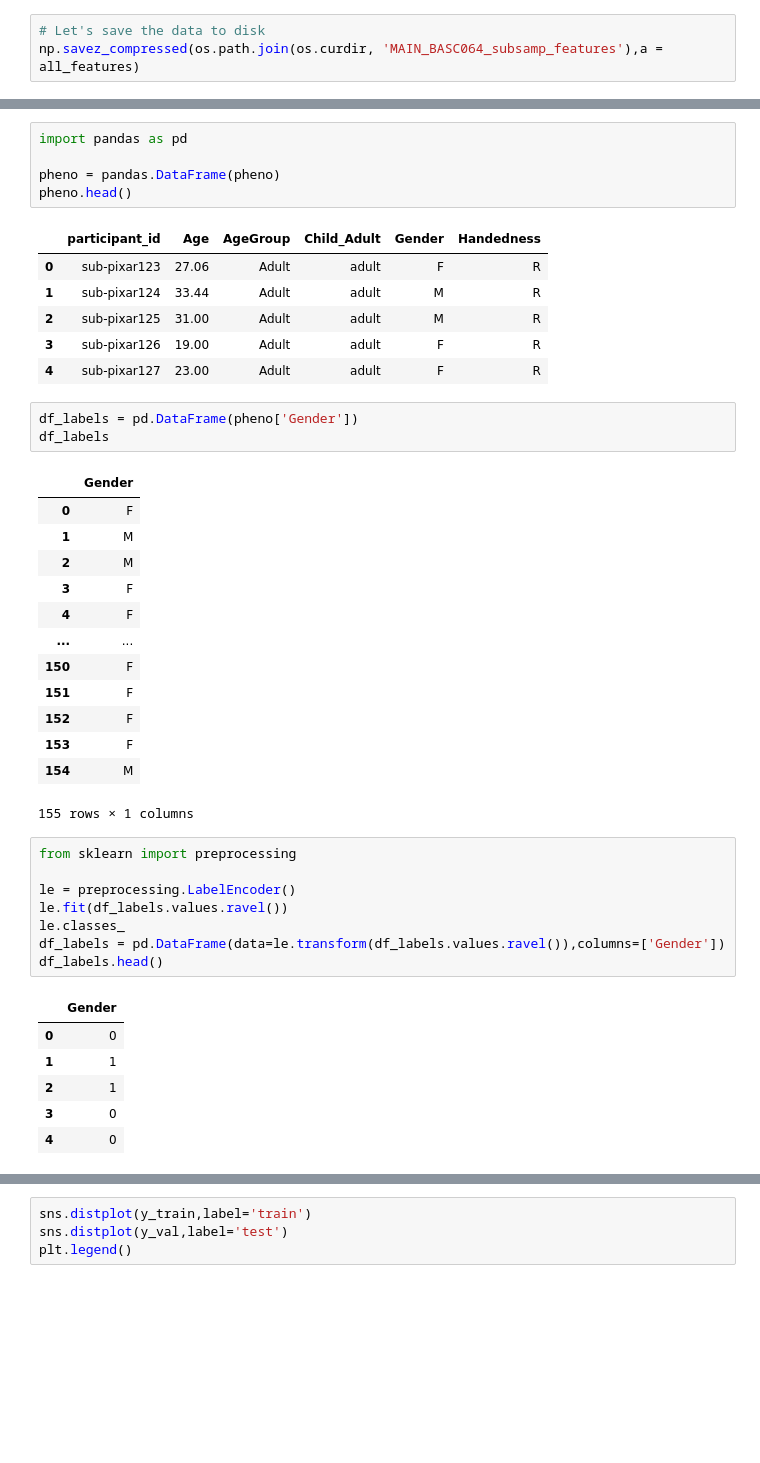
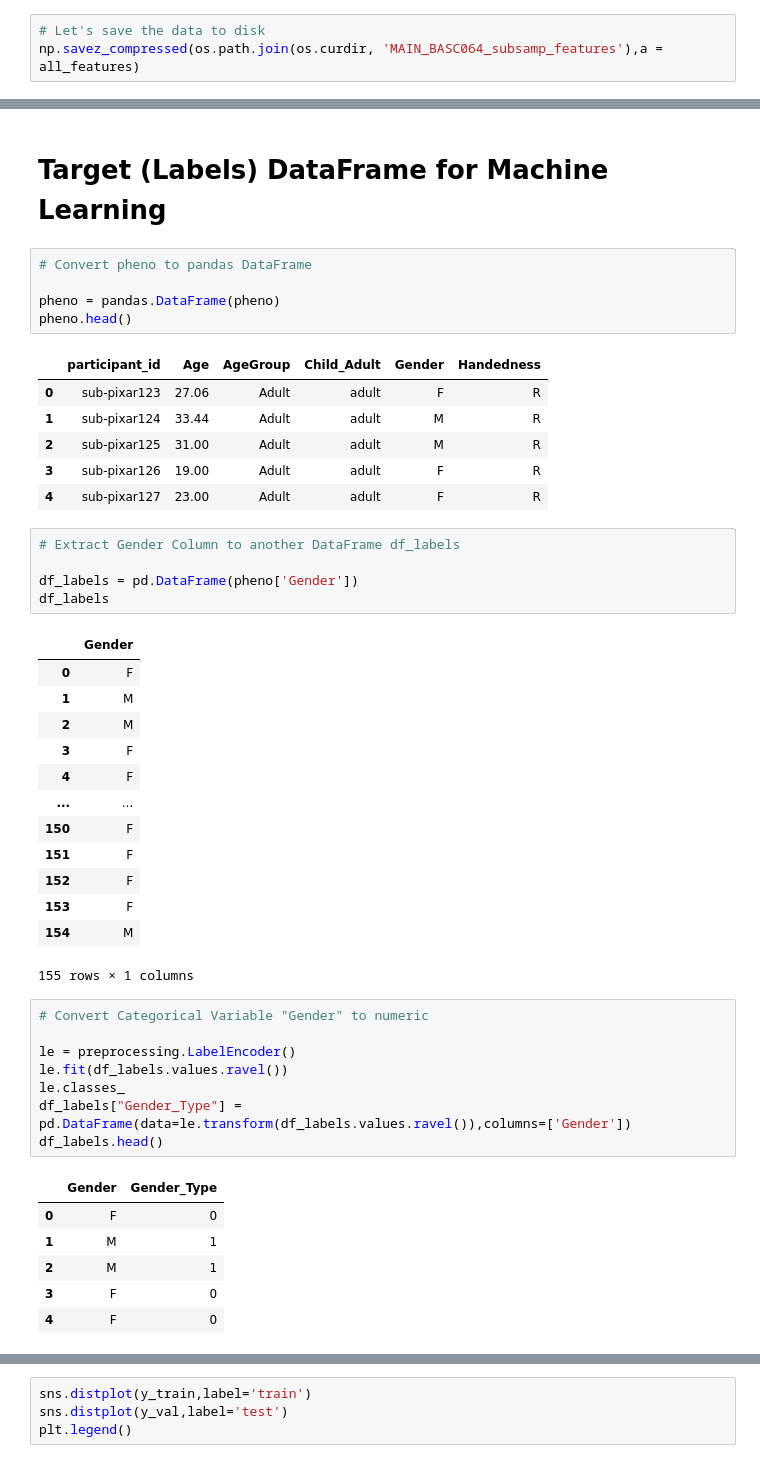
Before and after one commit to brainhack-school2020/tjays7_fmri, a Jupyter notebook: gender_fmri.ipynb, the cells around one changed output, grey strips where cells are left out. Saved outputs shown, nothing was run; the diff lists cells and outputs as text; blank space fills up the shorter version.

```diff
--- a/gender_fmri.ipynb
+++ b/gender_fmri.ipynb
@@ -170,8 +225,10 @@ plt.ylabel('subject')
 # %% [output]
 Text(0,0.5,'subject')
 [figure]
+# %% [markdown]
+# Target (Labels) DataFrame for Machine Learning
 # %%
-import pandas as pd
+# Convert pheno to pandas DataFrame
 
 pheno = pandas.DataFrame(pheno)
 pheno.head()
@@ -183,6 +240,8 @@ pheno.head()
 | 3 | sub-pixar126 | 19.00 | Adult | adult | F | R |
 | 4 | sub-pixar127 | 23.00 | Adult | adult | F | R |
 # %%
+# Extract Gender Column to another DataFrame df_labels
+
 df_labels = pd.DataFrame(pheno['Gender'])
 df_labels
 # %% [output]
@@ -200,17 +259,17 @@ df_labels
 | 154 | M |
 155 rows × 1 columns
 # %%
-from sklearn import preprocessing
+# Convert Categorical Variable "Gender" to numeric
 
 le = preprocessing.LabelEncoder()
 le.fit(df_labels.values.ravel())
 le.classes_
-df_labels = pd.DataFrame(data=le.transform(df_labels.values.ravel()),columns=['Gender'])
+df_labels["Gender_Type"] = pd.DataFrame(data=le.transform(df_labels.values.ravel()),columns=['Gender'])
 df_labels.head()
 # %% [output]
-|  | Gender |
-| 0 | 0 |
-| 1 | 1 |
-| 2 | 1 |
-| 3 | 0 |
-| 4 | 0 |
+|  | Gender | Gender_Type |
+| 0 | F | 0 |
+| 1 | M | 1 |
+| 2 | M | 1 |
+| 3 | F | 0 |
+| 4 | F | 0 |
```
Also changed, not shown: parts of 38 cells of this notebook.
